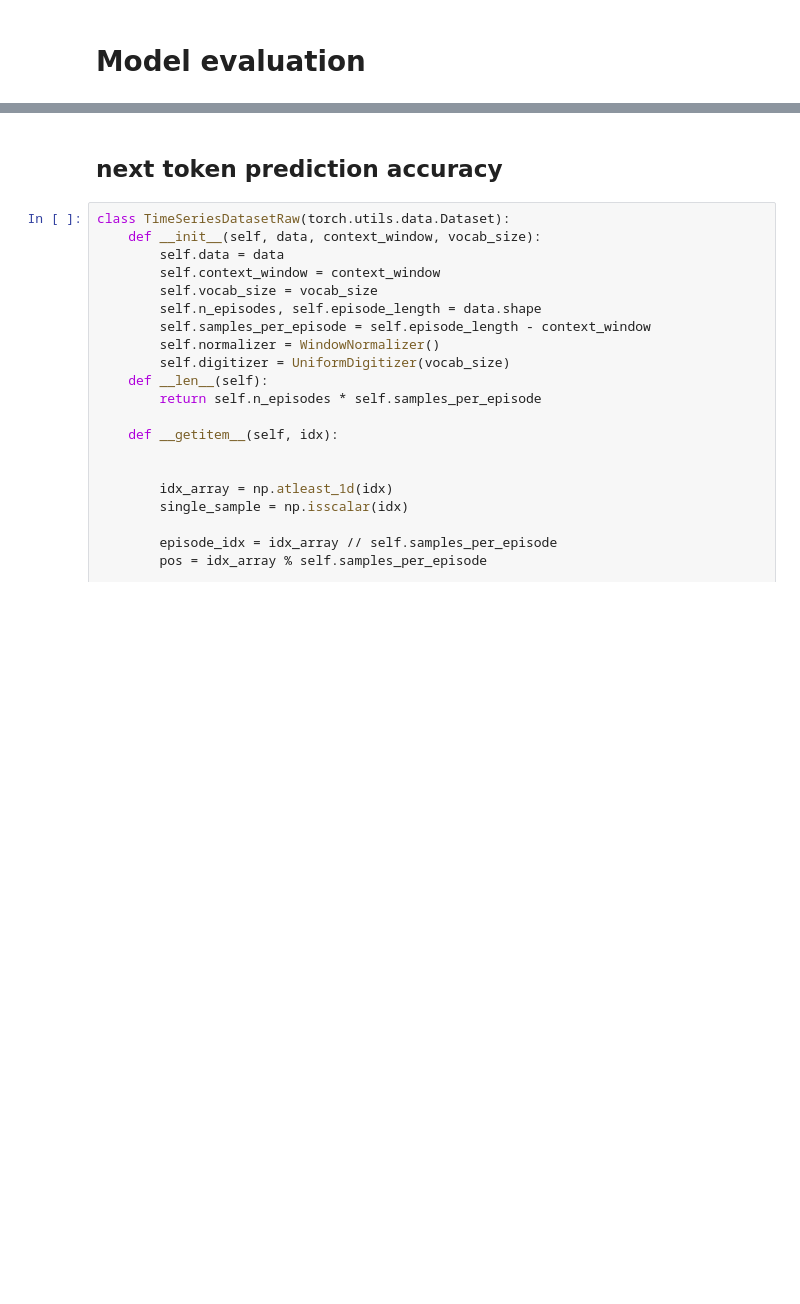
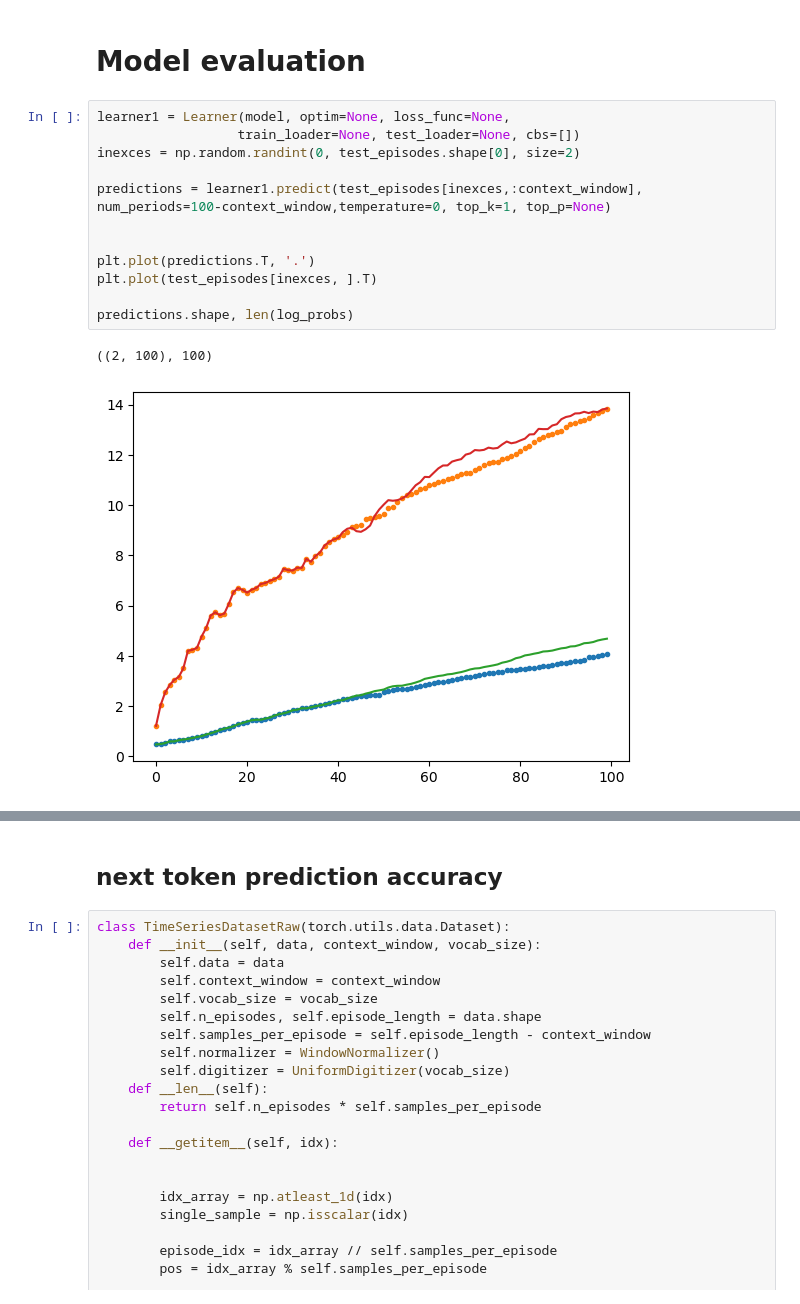
Before and after one commit to seyedasadzadeh/degradation-transformer, a Jupyter notebook: main.ipynb, the cells around one changed output, grey strips where cells are left out. Cells and saved outputs as stored; diff of their text form; blank space fills up the shorter version.

```diff
--- a/main.ipynb
+++ b/main.ipynb
@@ -227,4 +234,19 @@ example_input, example_output.shape
  torch.Size([1, 1000]))
 # %% [markdown]
 # Model evaluation
+# %%
+learner1 = Learner(model, optim=None, loss_func=None,
+                  train_loader=None, test_loader=None, cbs=[])
+inexces = np.random.randint(0, test_episodes.shape[0], size=2)
+
+predictions = learner1.predict(test_episodes[inexces,:context_window], num_periods=100-context_window,temperature=0, top_k=1, top_p=None)
+
+
+plt.plot(predictions.T, '.')
+plt.plot(test_episodes[inexces, ].T)
+
+predictions.shape, len(log_probs)
+# %% [output]
+((2, 100), 100)
+[figure, added]
 # %%
```
Also changed, not shown: parts of 20 cells of this notebook, 1 other file.
